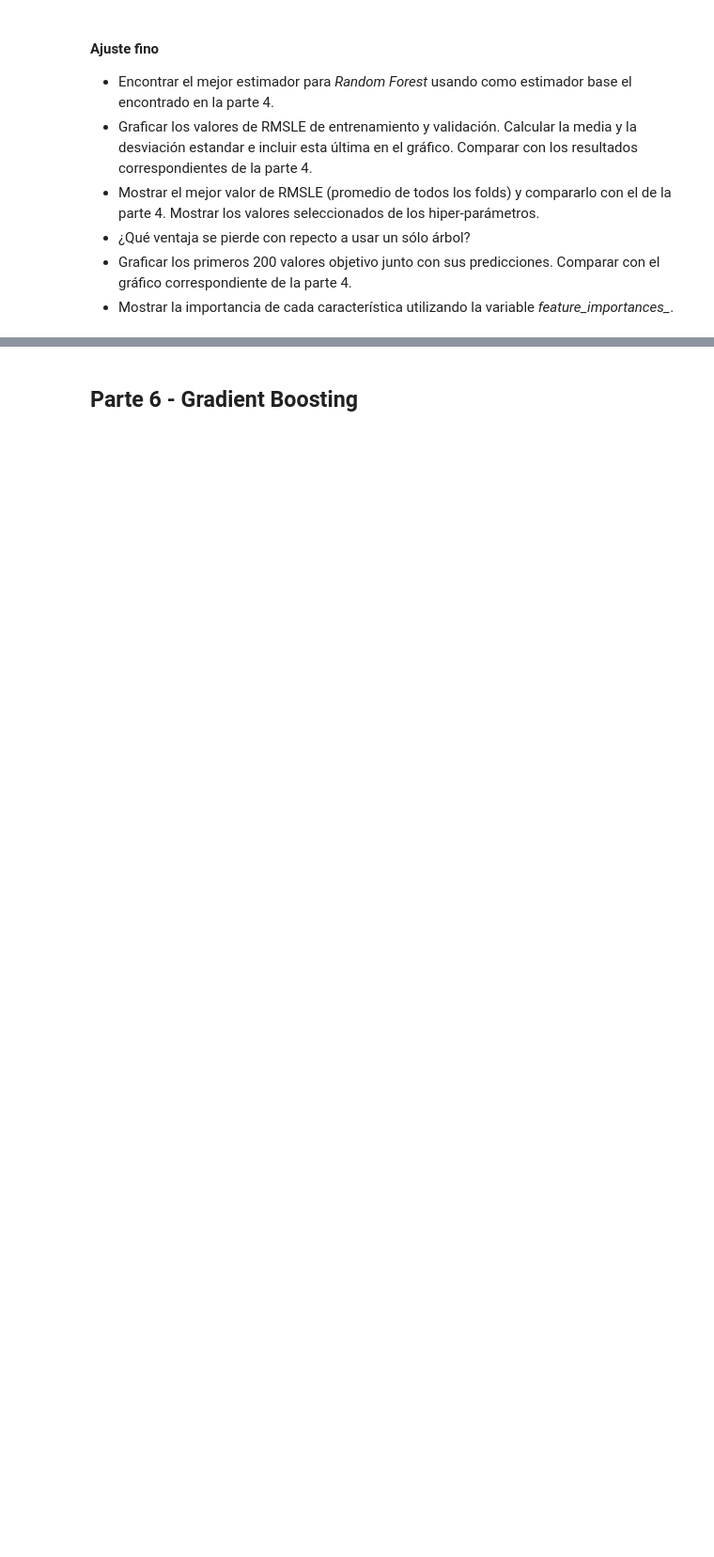
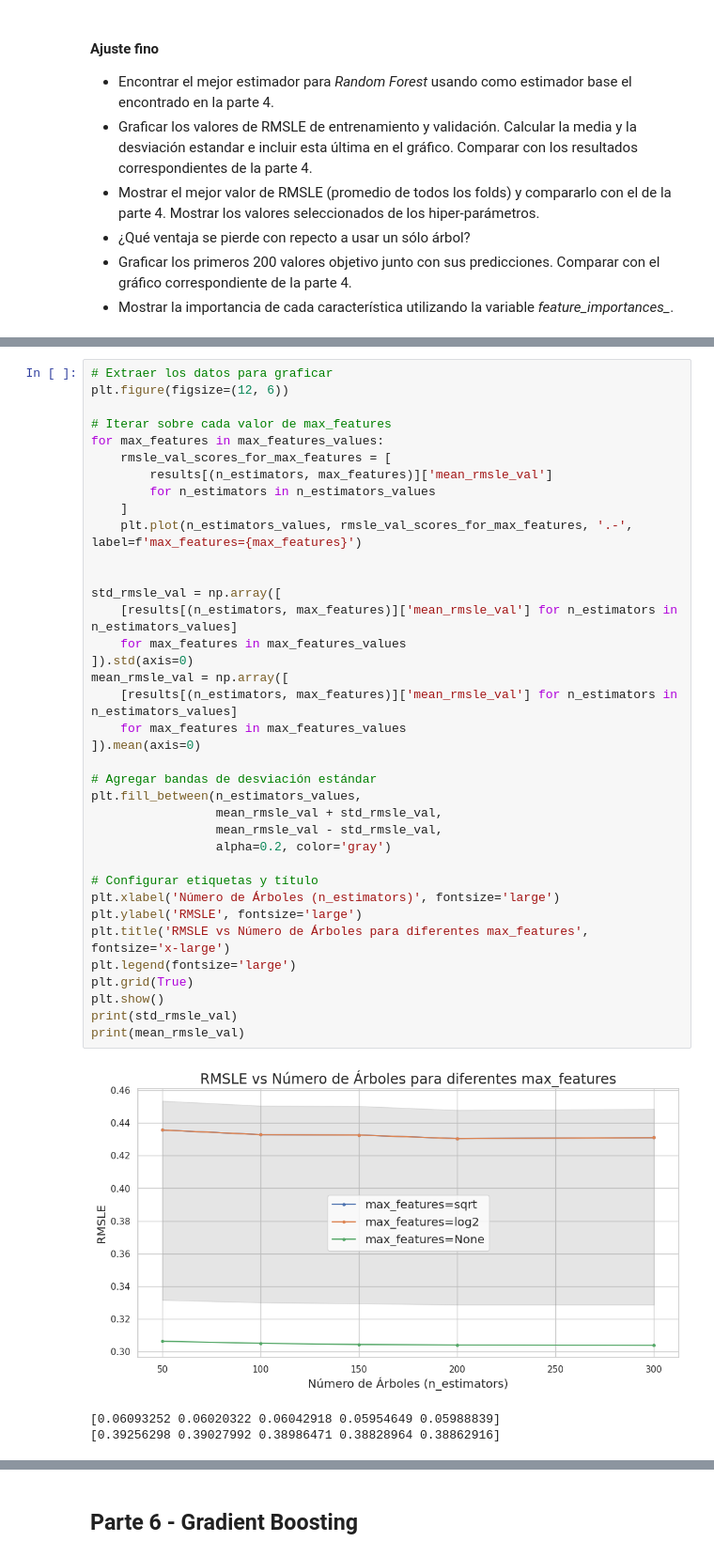
Before and after one commit to Emiliano-Etcheverry/EntregaFinalReactJS, a Jupyter notebook: talleres/taller3_demanda_de_bicicletas.ipynb, the cells around one changed output, grey strips where cells are left out. Shown at 94% size. Saved outputs shown, nothing was run; the diff lists cells and outputs as text; blank space fills up the shorter version.

```diff
--- a/talleres/taller3_demanda_de_bicicletas.ipynb
+++ b/talleres/taller3_demanda_de_bicicletas.ipynb
@@ -1119,0 +1128,41 @@ plt.show()
+# %%
+# Extraer los datos para graficar
+plt.figure(figsize=(12, 6))
+
+# Iterar sobre cada valor de max_features
+for max_features in max_features_values:
+    rmsle_val_scores_for_max_features = [
+        results[(n_estimators, max_features)]['mean_rmsle_val']
+        for n_estimators in n_estimators_values
+    ]
+    plt.plot(n_estimators_values, rmsle_val_scores_for_max_features, '.-', label=f'max_features={max_features}')
+
+
+std_rmsle_val = np.array([
+    [results[(n_estimators, max_features)]['mean_rmsle_val'] for n_estimators in n_estimators_values]
+    for max_features in max_features_values
+]).std(axis=0)
+mean_rmsle_val = np.array([
+    [results[(n_estimators, max_features)]['mean_rmsle_val'] for n_estimators in n_estimators_values]
+    for max_features in max_features_values
+]).mean(axis=0)
+
+# Agregar bandas de desviación estándar
+plt.fill_between(n_estimators_values,
+                 mean_rmsle_val + std_rmsle_val,
+                 mean_rmsle_val - std_rmsle_val,
+                 alpha=0.2, color='gray')
+
+# Configurar etiquetas y título
+plt.xlabel('Número de Árboles (n_estimators)', fontsize='large')
+plt.ylabel('RMSLE', fontsize='large')
+plt.title('RMSLE vs Número de Árboles para diferentes max_features', fontsize='x-large')
+plt.legend(fontsize='large')
+plt.grid(True)
+plt.show()
+print(std_rmsle_val)
+print(mean_rmsle_val)
+# %% [output]
+[figure, added]
+[0.06093252 0.06020322 0.06042918 0.05954649 0.05988839]
+[0.39256298 0.39027992 0.38986471 0.38828964 0.38862916]
```
Also changed, not shown: parts of 13 cells of this notebook.
